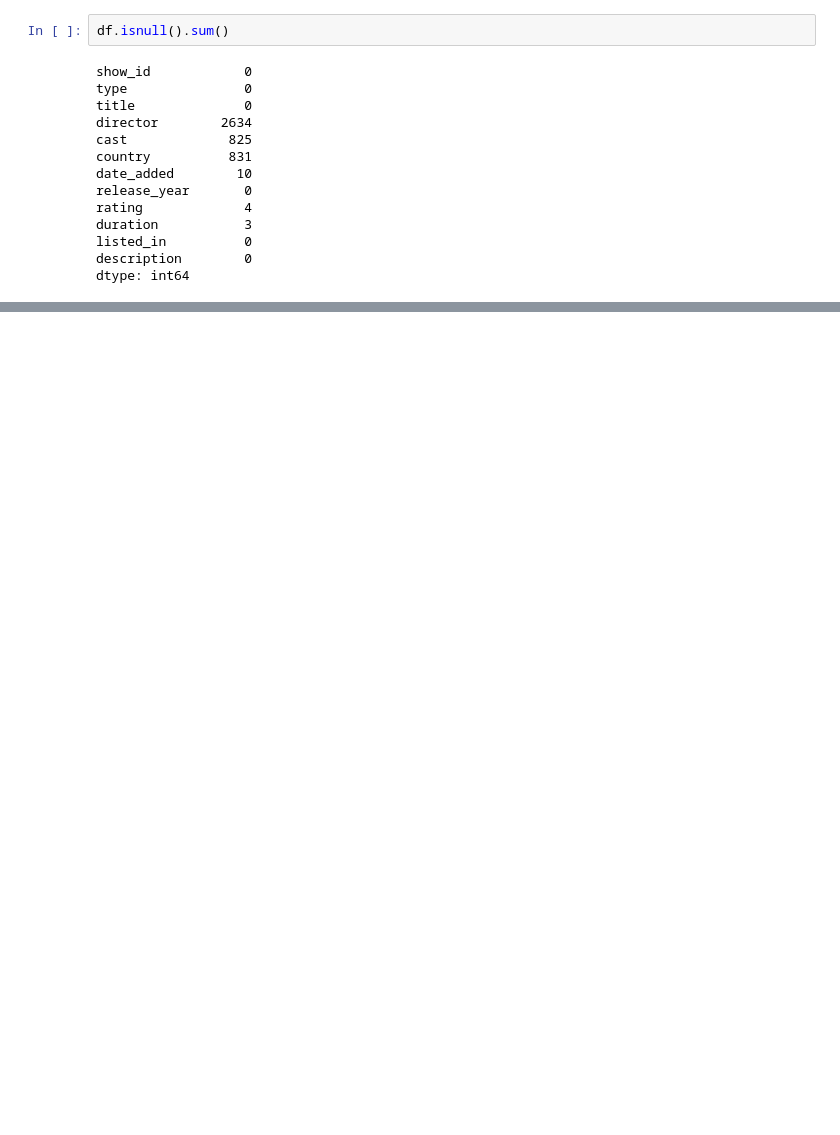
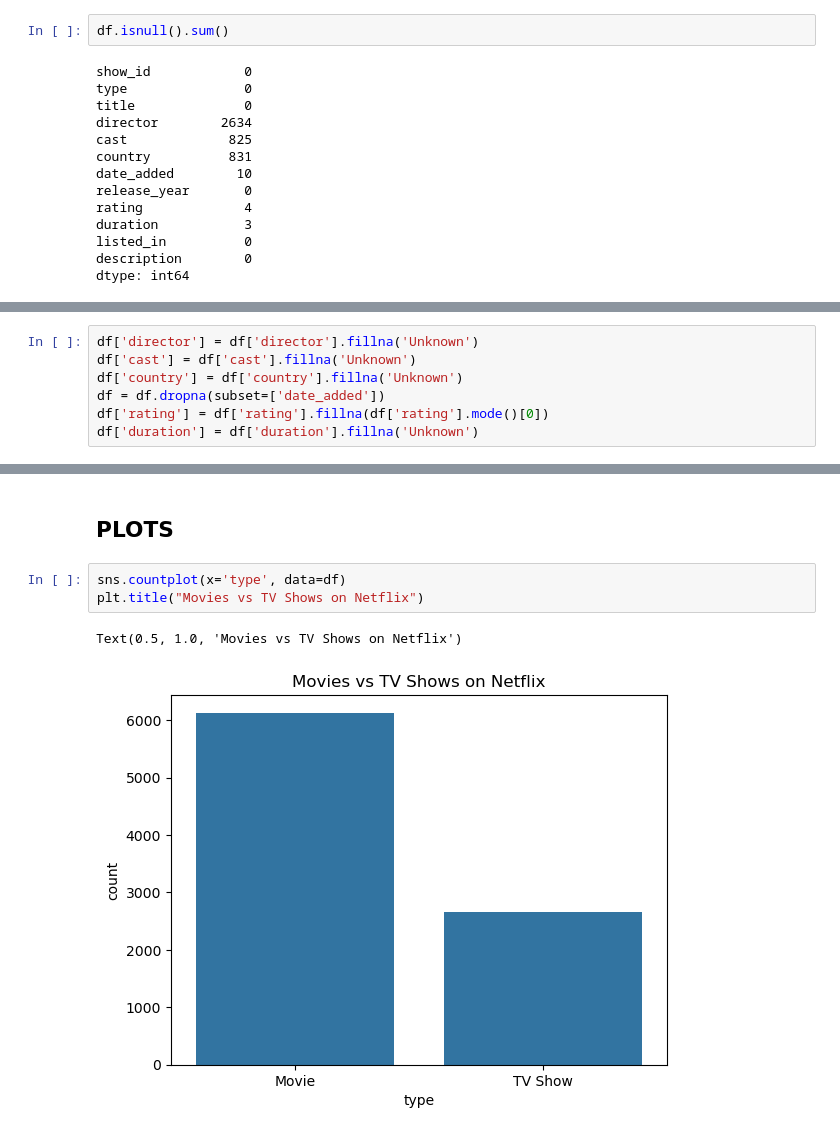
Before and after one commit to akshat316-12/eda-project, a Jupyter notebook: notebooks/eda_analysis.ipynb, the cells around one changed output, grey strips where cells are left out. Saved outputs shown, nothing was run; the diff lists cells and outputs as text; blank space fills up the shorter version.

```diff
--- a/notebooks/eda_analysis.ipynb
+++ b/notebooks/eda_analysis.ipynb
@@ -53,0 +97,7 @@ dtype: int64
+# %%
+df['director'] = df['director'].fillna('Unknown')
+df['cast'] = df['cast'].fillna('Unknown')
+df['country'] = df['country'].fillna('Unknown')
+df = df.dropna(subset=['date_added'])
+df['rating'] = df['rating'].fillna(df['rating'].mode()[0])
+df['duration'] = df['duration'].fillna('Unknown')
@@ -53,0 +120,8 @@ dtype: int64
+# %% [markdown]
+## PLOTS
+# %%
+sns.countplot(x='type', data=df)
+plt.title("Movies vs TV Shows on Netflix")
+# %% [output]
+Text(0.5, 1.0, 'Movies vs TV Shows on Netflix')
+[figure, added]
```
Also changed, not shown: parts of 22 cells of this notebook, 6 other files.
